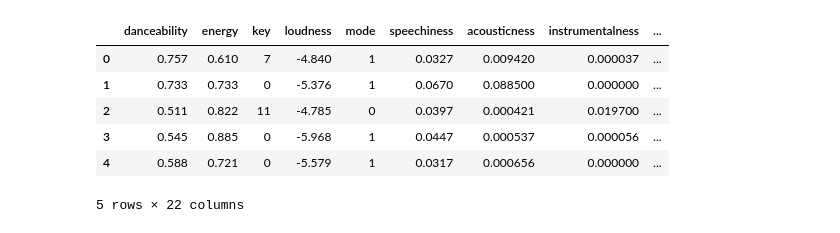
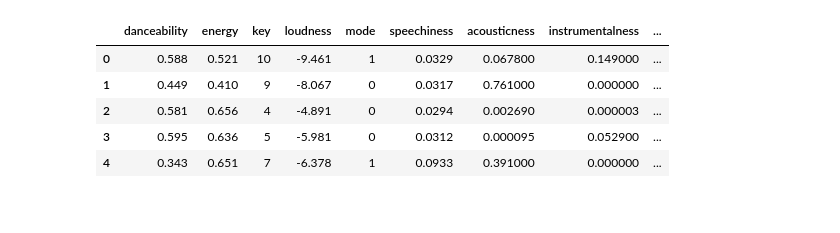
Before and after one commit to elifsugokduman/cs210-project, a Jupyter notebook: spotify.ipynb, the cells around one changed output. Drawn from its saved outputs; the diff is of its cells as text; code cells hidden in the pictures.

```diff
--- a/spotify.ipynb
+++ b/spotify.ipynb
@@ -60,37 +80,29 @@ d = r.json()
 # %%
 trackinfo = []   # will hold all track info
-albums = [] # to keep track of duplicates
-
+tracks = [] # to keep track of duplicates
+audiofeatures = []
 # loop over albums and get all tracks
-for album in d['items']:
-    album_name = album['name']
+for track in d['items']:
+    track = track['track']
+    track_name = track['name']
 
 
-    trim_name = album_name.split('(')[0].strip()
-    if trim_name.upper() in albums:
-        continue
-    albums.append(trim_name.upper()) # use upper() to standardize
+    trim_name = track_name.split('(')[0].strip()
+
+    tracks.append(trim_name.upper()) # use upper() to standardize
 
     # this takes a few seconds so let's keep track of progress
-    print(album_name)
+    print(track_name)
+    f = requests.get(BASE_URL + 'tracks/' + track['id'],
+                            headers=headers)
+    f = f.json()
 
-    # pull all tracks from this album
-    r = requests.get(BASE_URL + 'albums/' + album['id'] + '/tracks',
-        headers=headers)
-    tracks = r.json()['items']
 
-    for track in tracks:
-        # get track information
-        f = requests.get(BASE_URL + 'tracks/' + track['id'],
+    trackinfo.append(f)
+
+    f = requests.get(BASE_URL + 'audio-features/' + track['id'],
             headers=headers)
-        f = f.json()
+    f = f.json()
 
-     # combine with album info
-        f.update({
-            'album_name': album_name,
-            'release_date': album['release_date'],
-            'album_id': album['id']
-        })
-
-        trackinfo.append(f)
+    audiofeatures.append(f)
 # %% [output]
@@ -183,14 +136,13 @@ Taylor Swift
 # %%
-df2 = pd.DataFrame(audiofeature)
+df2= pd.DataFrame(audiofeatures)
 df2.head()
 # %% [output]
 |  | danceability | energy | key | loudness | mode | speechiness | acousticness | instrumentalness | ... |
-| 0 | 0.757 | 0.610 | 7 | -4.840 | 1 | 0.0327 | 0.009420 | 0.000037 | ... |
-| 1 | 0.733 | 0.733 | 0 | -5.376 | 1 | 0.0670 | 0.088500 | 0.000000 | ... |
-| 2 | 0.511 | 0.822 | 11 | -4.785 | 0 | 0.0397 | 0.000421 | 0.019700 | ... |
-| 3 | 0.545 | 0.885 | 0 | -5.968 | 1 | 0.0447 | 0.000537 | 0.000056 | ... |
-| 4 | 0.588 | 0.721 | 0 | -5.579 | 1 | 0.0317 | 0.000656 | 0.000000 | ... |
+| 0 | 0.588 | 0.521 | 10 | -9.461 | 1 | 0.0329 | 0.067800 | 0.149000 | ... |
+| 1 | 0.449 | 0.410 | 9 | -8.067 | 0 | 0.0317 | 0.761000 | 0.000000 | ... |
+| 2 | 0.581 | 0.656 | 4 | -4.891 | 0 | 0.0294 | 0.002690 | 0.000003 | ... |
+| 3 | 0.595 | 0.636 | 5 | -5.981 | 0 | 0.0312 | 0.000095 | 0.052900 | ... |
+| 4 | 0.343 | 0.651 | 7 | -6.378 | 1 | 0.0933 | 0.391000 | 0.000000 | ... |
-5 rows × 22 columns
 # %%
 result = pd.merge(df, df2, on='id')
 print(result)
```
Also changed, not shown: parts of 19 cells of this notebook, 1 other file.
